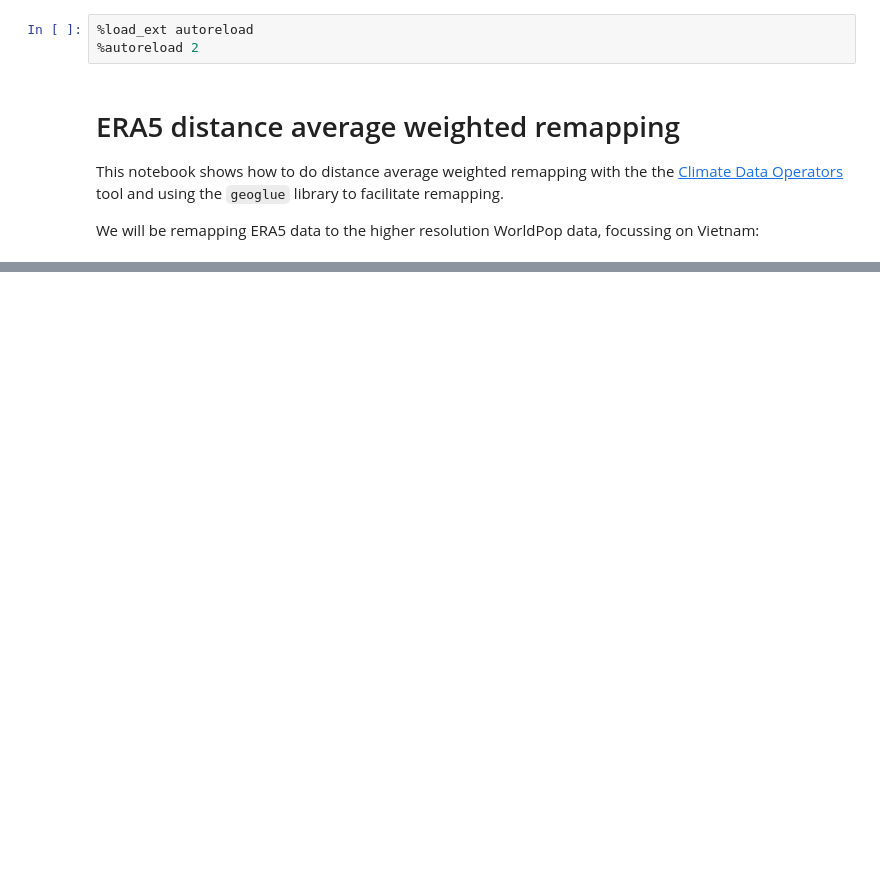
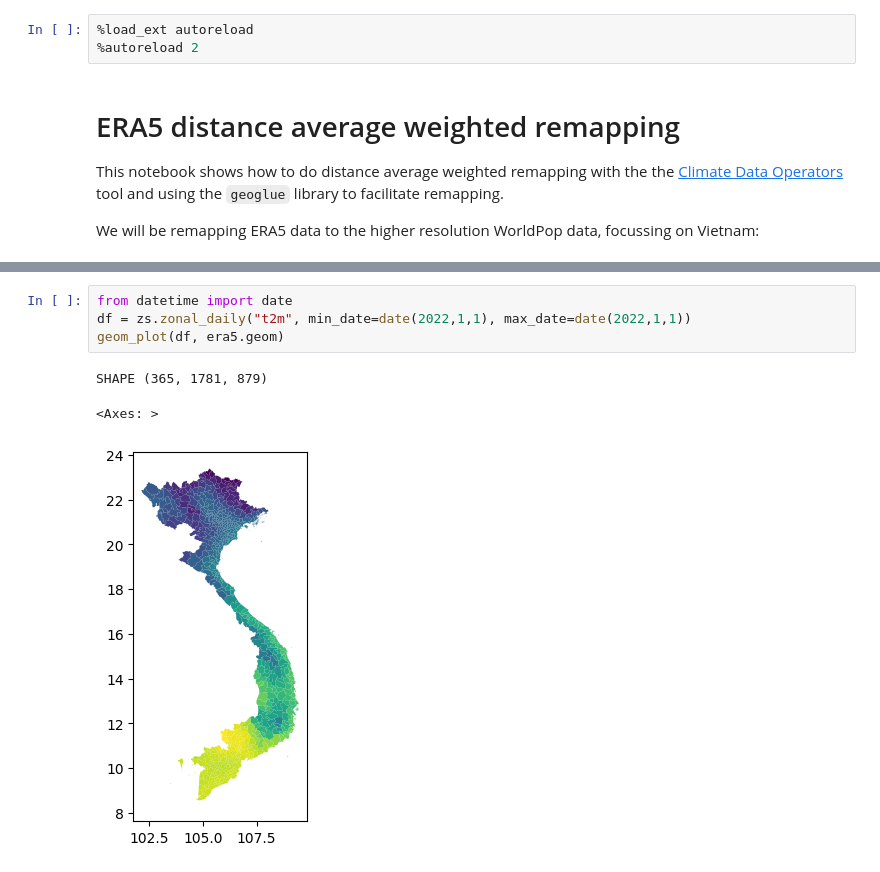
Before and after one commit to kraemer-lab/geoglue, a Jupyter notebook: notebooks/remapdis.ipynb, the cells around one changed output, grey strips where cells are left out. Drawn from its saved outputs; the diff is of its cells as text; blank space fills up the shorter version.

```diff
--- a/notebooks/remapdis.ipynb
+++ b/notebooks/remapdis.ipynb
@@ -99,0 +119,8 @@ cdo    remapdis (Abort): Unsupported generic coordinates (Variable: t2m)!
+# %%
+from datetime import date
+df = zs.zonal_daily("t2m", min_date=date(2022,1,1), max_date=date(2022,1,1))
+geom_plot(df, era5.geom)
+# %% [output]
+SHAPE (365, 1781, 879)
+<Axes: >
+[figure, added]
```
Also changed, not shown: parts of 24 cells of this notebook, 1 other file.
